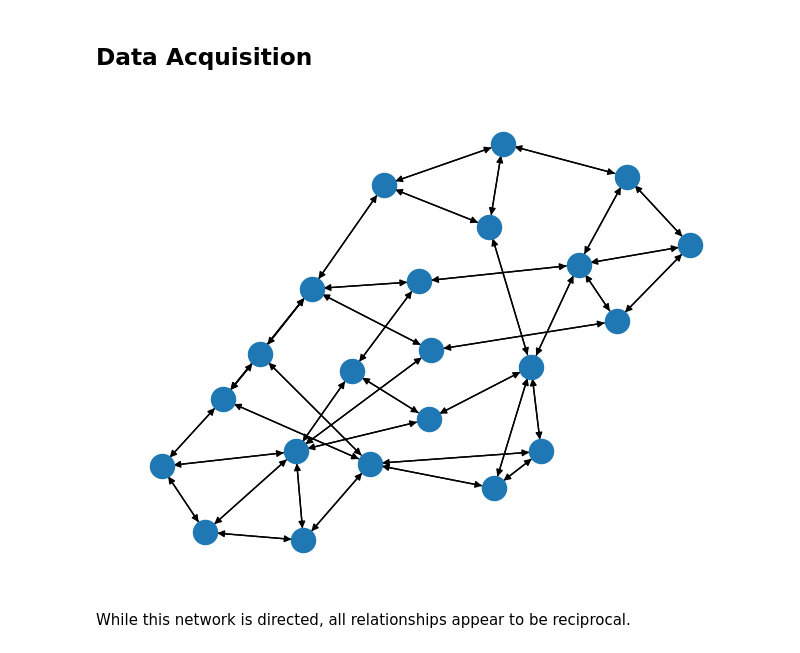
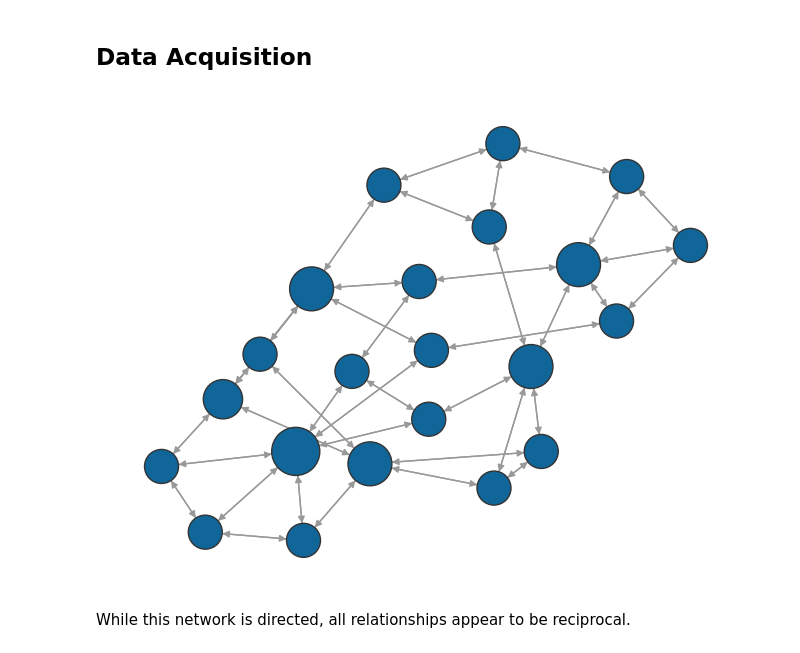
Before and after one commit to erin-silver/stat395-ps4, a Jupyter notebook: ps4_1.ipynb, the cells around one changed output. Saved outputs shown, nothing was run; the diff lists cells and outputs as text; code cells hidden in the pictures.

```diff
--- a/ps4_1.ipynb
+++ b/ps4_1.ipynb
@@ -13,6 +13,15 @@ import itertools as it
 import ipywidgets as widgets
 import random
 import pandas as pd
+# %%
+def draw_network(G, colors = '#169'):
+  pos = nx.get_node_attributes(G, "pos")
+  nx.draw(G, pos=pos,
+          node_size=[100 * G.degree(v) for v in G.nodes()],
+          edgecolors='#333',
+          cmap = plt.cm.Set3,
+          node_color=colors,
+          edge_color="#999")
 # %% [markdown]
 # 1. Linear Rankings
 # %% [markdown]
@@ -45,11 +54,10 @@ def load_csv(G, location):
 # %%
 G = nx.DiGraph()
 load_csv(G, 'papuan')
-# %%
-pos = nx.get_node_attributes(G, "pos")
-nx.draw(G, pos)
-# %% [output]
-[figure, removed]
+# %%
+draw_network(G)
+# %% [output]
+[figure, added]
 # %% [markdown]
 While this network is directed, all relationships appear to be reciprocal.
 # %% [markdown]
```
Also changed, not shown: parts of 13 cells of this notebook.
